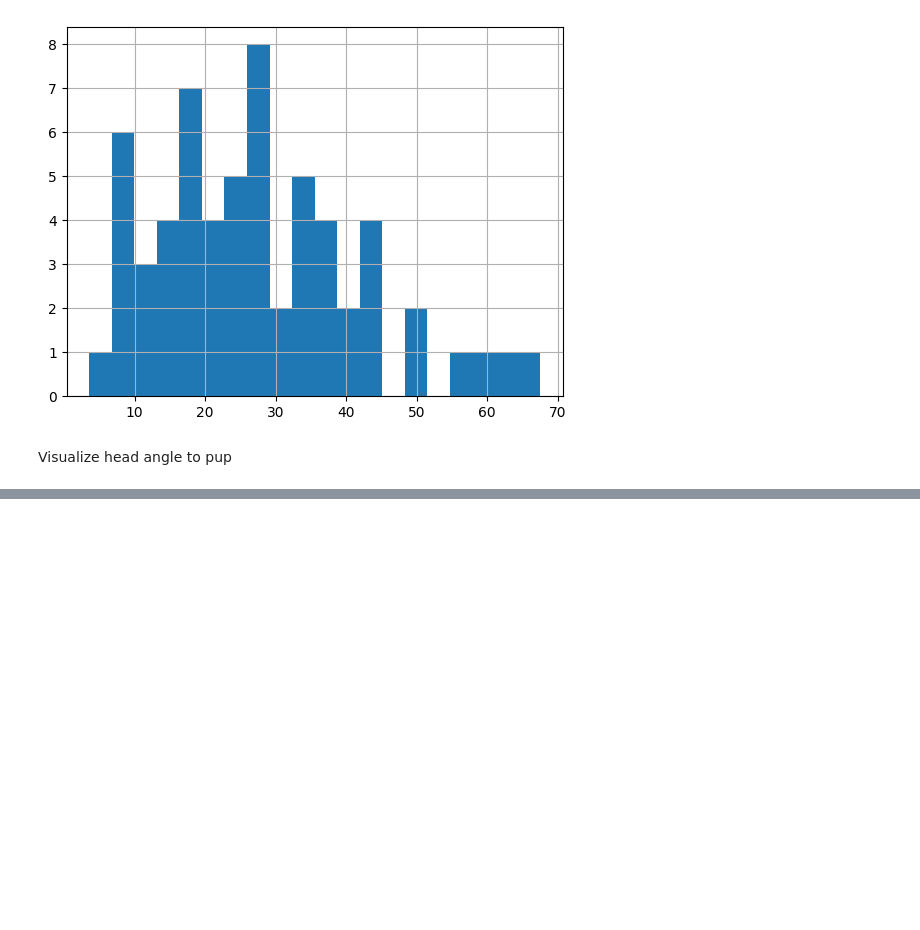
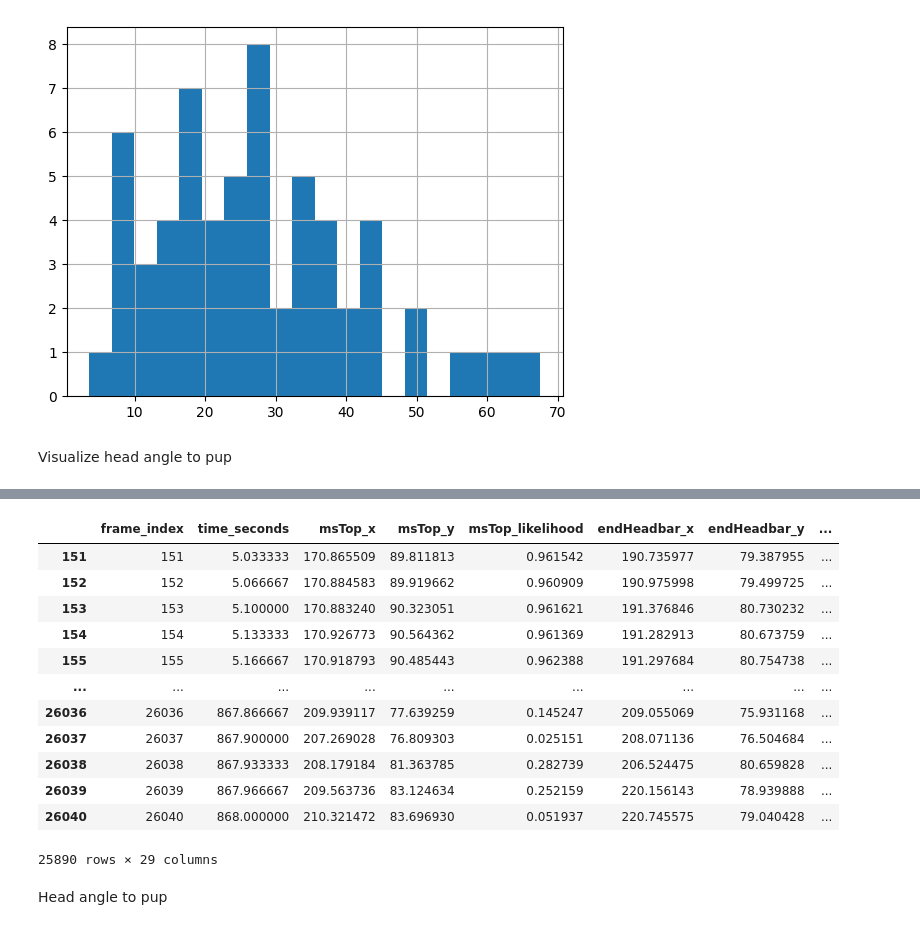
Before and after one commit to danaebroustail/Project, a Jupyter notebook: notebook.ipynb, the cells around one changed output, grey strips where cells are left out. Cells and saved outputs as stored; diff of their text form; code cells hidden in the pictures; blank space fills up the shorter version.

```diff
--- a/notebook.ipynb
+++ b/notebook.ipynb
@@ -187,0 +192,52 @@ plot_mouse_angle_to_pup(trial_1_DLC, ylim = 300 , xlim = 600)
+# %%
+def extract_base_parameters(df_DLC, df_summary):
+
+    # for each trial, get the start and end frames
+    end_times, start_times = df_summary['BehavRecdTrialEndSecs'], df_summary['PupDispDropSecs']
+
+    # create NaN columns for speed, distance to pup and head angle to pup
+    df_DLC['speed_cm/s'] = np.nan
+    df_DLC['distance_to_pup'] = np.nan
+    df_DLC['head_angle_to_pup_degrees'] = np.nan
+
+    # iterate over each trial
+    for end, start in zip(end_times, start_times):
+            # compute frame indices
+            end_frame, start_frame = round(end*30), round(start*30)
+
+            # get the data for the trial
+            mask = (df_DLC['frame_index'] >= start_frame) & (df_DLC['frame_index'] <= end_frame)
+            trial_DLC = df_DLC.loc[mask, :]
+
+            # compute speed
+            trial_DLC = compute_speed(trial_DLC)
+            # compute distance to pup
+            trial_DLC = compute_distance_to_pup(trial_DLC)
+            # compute head angle to pup
+            trial_DLC = compute_head_angle_to_pup(trial_DLC)
+
+            # update the dataframe
+            df_DLC.loc[mask, :] = trial_DLC
+
+    return df_DLC
+# %%
+
+df_DLC_updated = extract_base_parameters(df_DLC, df_summary)
+# %%
+df_DLC_updated
+# %% [output]
+|  | frame_index | time_seconds | msTop_x | msTop_y | msTop_likelihood | endHeadbar_x | endHeadbar_y | ... |
+| 151 | 151 | 5.033333 | 170.865509 | 89.811813 | 0.961542 | 190.735977 | 79.387955 | ... |
+| 152 | 152 | 5.066667 | 170.884583 | 89.919662 | 0.960909 | 190.975998 | 79.499725 | ... |
+| 153 | 153 | 5.100000 | 170.883240 | 90.323051 | 0.961621 | 191.376846 | 80.730232 | ... |
+| 154 | 154 | 5.133333 | 170.926773 | 90.564362 | 0.961369 | 191.282913 | 80.673759 | ... |
+| 155 | 155 | 5.166667 | 170.918793 | 90.485443 | 0.962388 | 191.297684 | 80.754738 | ... |
+| ... | ... | ... | ... | ... | ... | ... | ... | ... |
+| 26036 | 26036 | 867.866667 | 209.939117 | 77.639259 | 0.145247 | 209.055069 | 75.931168 | ... |
+| 26037 | 26037 | 867.900000 | 207.269028 | 76.809303 | 0.025151 | 208.071136 | 76.504684 | ... |
+| 26038 | 26038 | 867.933333 | 208.179184 | 81.363785 | 0.282739 | 206.524475 | 80.659828 | ... |
+| 26039 | 26039 | 867.966667 | 209.563736 | 83.124634 | 0.252159 | 220.156143 | 78.939888 | ... |
+| 26040 | 26040 | 868.000000 | 210.321472 | 83.696930 | 0.051937 | 220.745575 | 79.040428 | ... |
+25890 rows × 29 columns
+# %% [markdown]
+Head angle to pup
```
Also changed, not shown: parts of 5 cells of this notebook, 1 other file.
